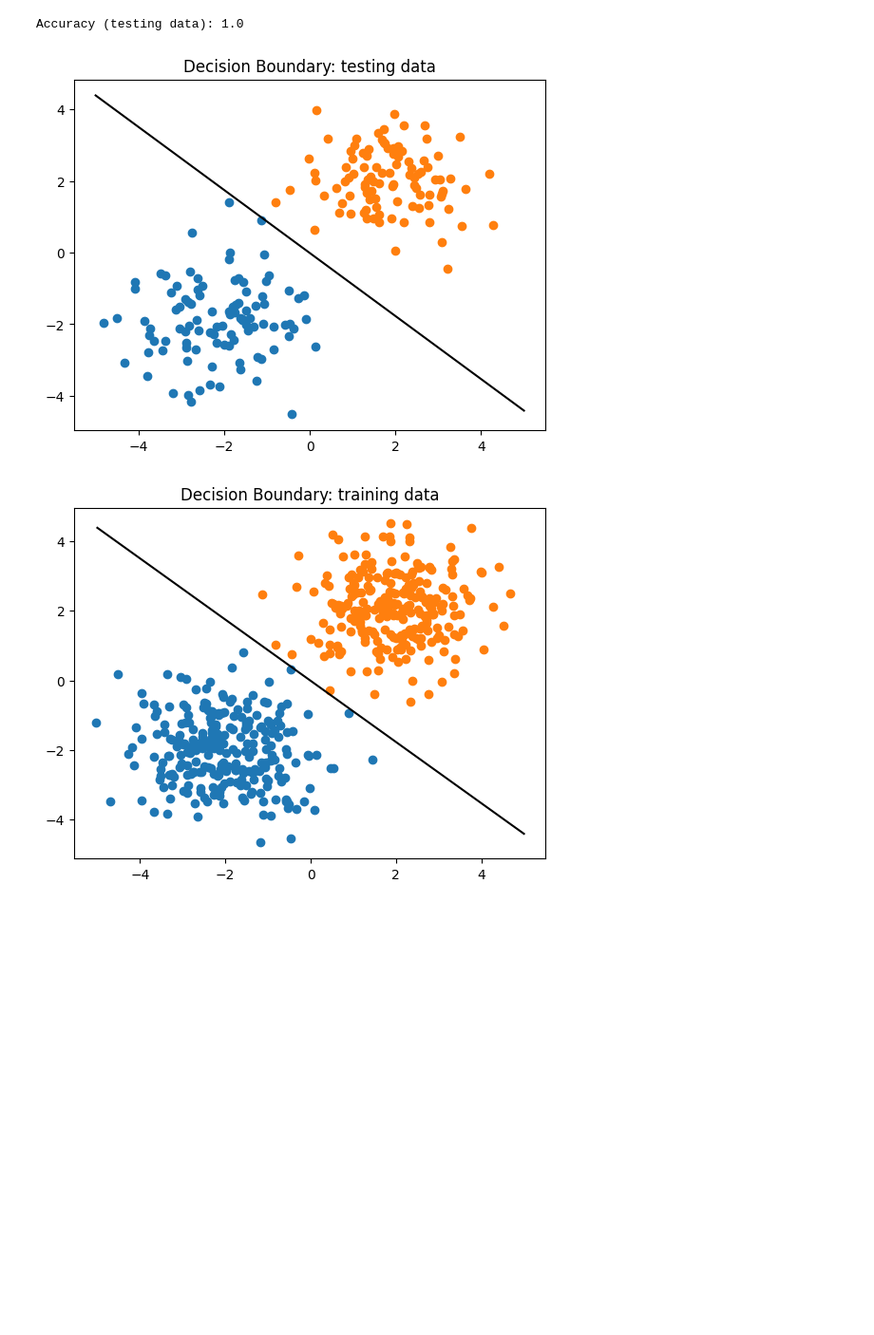
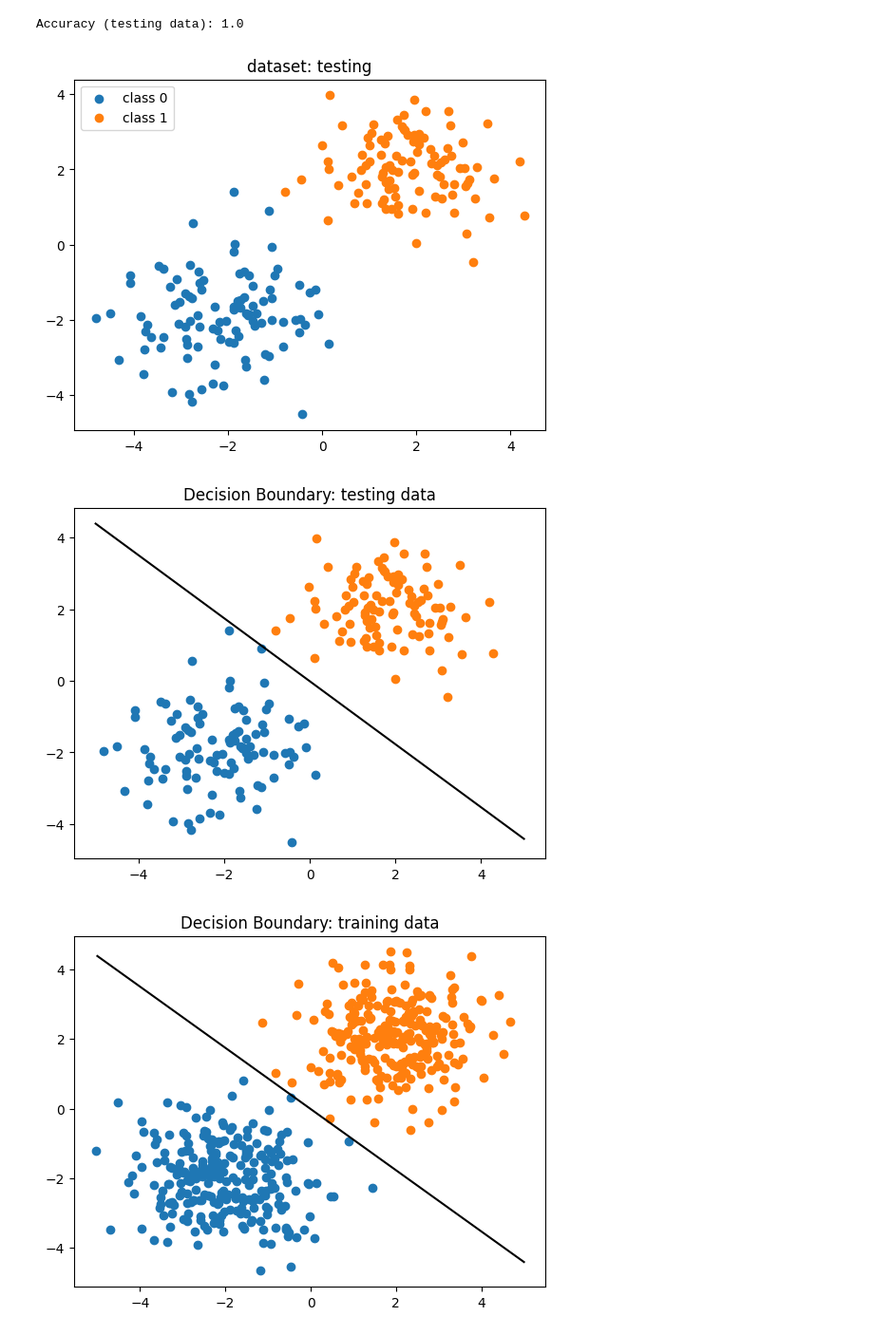
Before and after one commit to wadamiru/manual-ml, a Jupyter notebook: projects/linear-classification/notebooks/manual.ipynb, the cells around one changed output. Shown at 95% size. Drawn from its saved outputs; the diff is of its cells as text; code cells hidden in the pictures; blank space fills up the shorter version.

Commit message:
implemented visualisation of testing data

```diff
--- a/projects/linear-classification/notebooks/manual.ipynb
+++ b/projects/linear-classification/notebooks/manual.ipynb
@@ -37,14 +37,14 @@ print(y.shape)
 (500, 2)
 (500,)
 # %%
-def plot_data(x,y):
+def plot_data(x,y,label="training"):
     c0 = x[y==0]
     c1 = x[y==1]
 
     plt.scatter(c0[:,0], c0[:,1], label="class 0")
     plt.scatter(c1[:,0], c1[:,1], label="class 1")
     plt.legend()
-    plt.title("dataset")
+    plt.title(f"dataset: {label}")
     plt.show()
 # %%
 # visualise data
@@ -175,9 +175,12 @@ def plot_bound(x, y, w, b, label="training data"): # label: training or testing
     plt.title(f"Decision Boundary: {label}")
     plt.show()
 # %%
+# visualise testing data & descision boundary
+plot_data(xte,yte,"testing")
 plot_bound(xte,yte,w,b, "testing data")
 # %% [output]
-[figure, old version]
+[figure, new version]
+[figure, added]
 # %%
 # descision bound for training data
 plot_bound(x,y,w,b)
```
Also changed, not shown: parts of 1 cell of this notebook.
